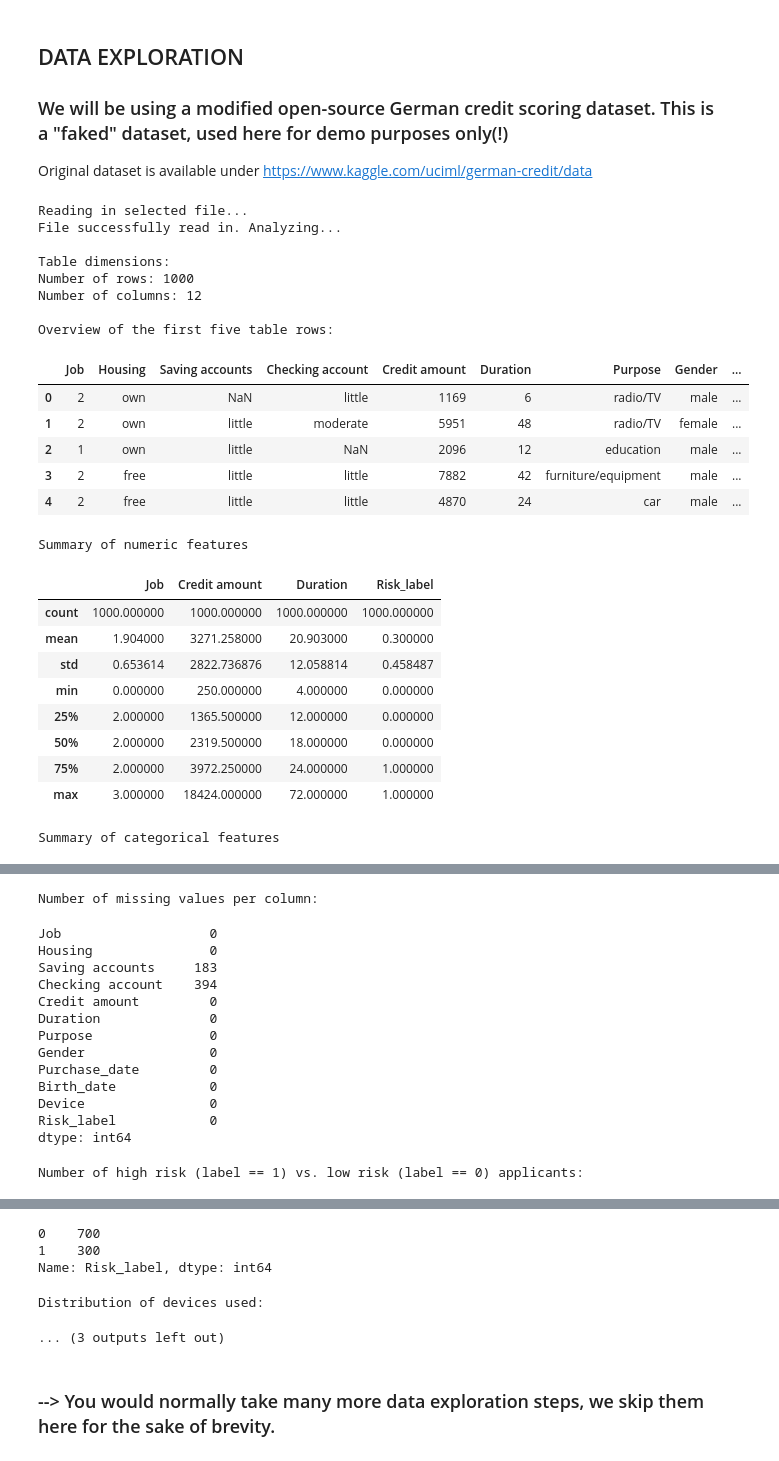
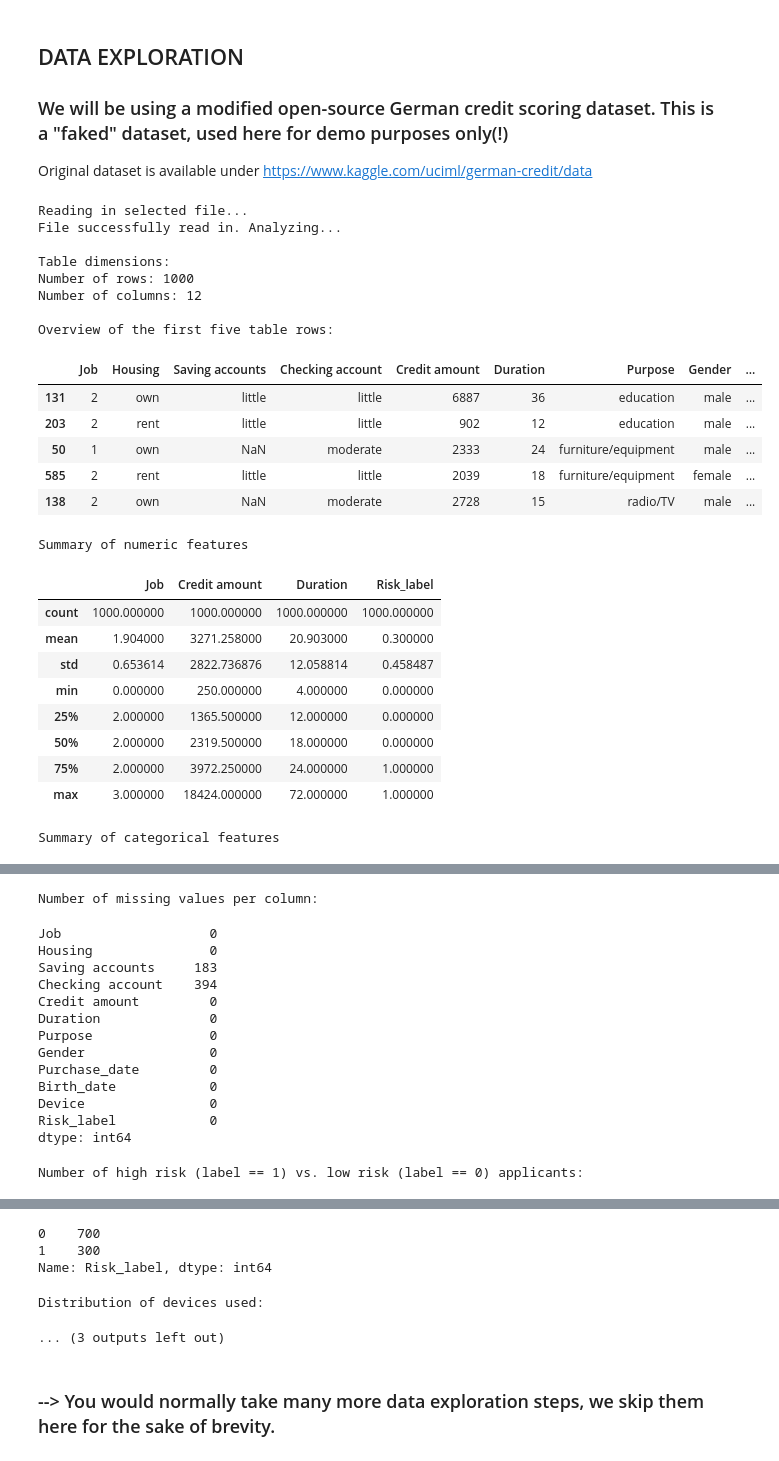
Before and after one commit to tsekulski/ml-in-production, a Jupyter notebook: notebooks/ml-in-production.ipynb, the cells around one changed output, grey strips where cells are left out. Saved outputs shown, nothing was run; the diff lists cells and outputs as text; code cells hidden in the pictures.

```diff
--- a/notebooks/ml-in-production.ipynb
+++ b/notebooks/ml-in-production.ipynb
@@ -390,6 +388,7 @@ df_original = pd.read_csv('../data/kaggle_german_credit_data_modified.csv',
                           parse_dates = ['Purchase_date', 'Birth_date'],
                           low_memory=False)
 
+df_original = shuffle(df_original, random_state=123)
 df = df_original.copy()
 print('File successfully read in. Analyzing...')
 print()
@@ -406,38 +405,38 @@ print('Summary of numeric features')
 display(df.describe())
 print()
 print('Summary of categorical features')
 display(df.describe(include=['object', 'datetime']))
 print()
 print('Number of missing values per column:')
 display(df.isna().sum())
 print()
 print('Number of high risk (label == 1) vs. low risk (label == 0) applicants:')
 sns.countplot(y='Risk_label', data=df)
 plt.show()
 display(df['Risk_label'].value_counts())
 print()
 print('Distribution of devices used:')
 sns.countplot(y='Device', data=df)
 plt.show()
 print()
 print('Number of unique values in the "Job" column:')
 sns.countplot(y='Job', data=df)
 plt.show()
 # %% [output]
 Reading in selected file...
 File successfully read in. Analyzing...
 
 Table dimensions:
 Number of rows: 1000
 Number of columns: 12
 
 Overview of the first five table rows:
 |  | Job | Housing | Saving accounts | Checking account | Credit amount | Duration | Purpose | Gender | ... |
-| 0 | 2 | own | NaN | little | 1169 | 6 | radio/TV | male | ... |
-| 1 | 2 | own | little | moderate | 5951 | 48 | radio/TV | female | ... |
-| 2 | 1 | own | little | NaN | 2096 | 12 | education | male | ... |
-| 3 | 2 | free | little | little | 7882 | 42 | furniture/equipment | male | ... |
-| 4 | 2 | free | little | little | 4870 | 24 | car | male | ... |
+| 131 | 2 | own | little | little | 6887 | 36 | education | male | ... |
+| 203 | 2 | rent | little | little | 902 | 12 | education | male | ... |
+| 50 | 1 | own | NaN | moderate | 2333 | 24 | furniture/equipment | male | ... |
+| 585 | 2 | rent | little | little | 2039 | 18 | furniture/equipment | female | ... |
+| 138 | 2 | own | NaN | moderate | 2728 | 15 | radio/TV | male | ... |
 Summary of numeric features
 |  | Job | Credit amount | Duration | Risk_label |
 | count | 1000.000000 | 1000.000000 | 1000.000000 | 1000.000000 |
```
Also changed, not shown: parts of 29 cells of this notebook.
